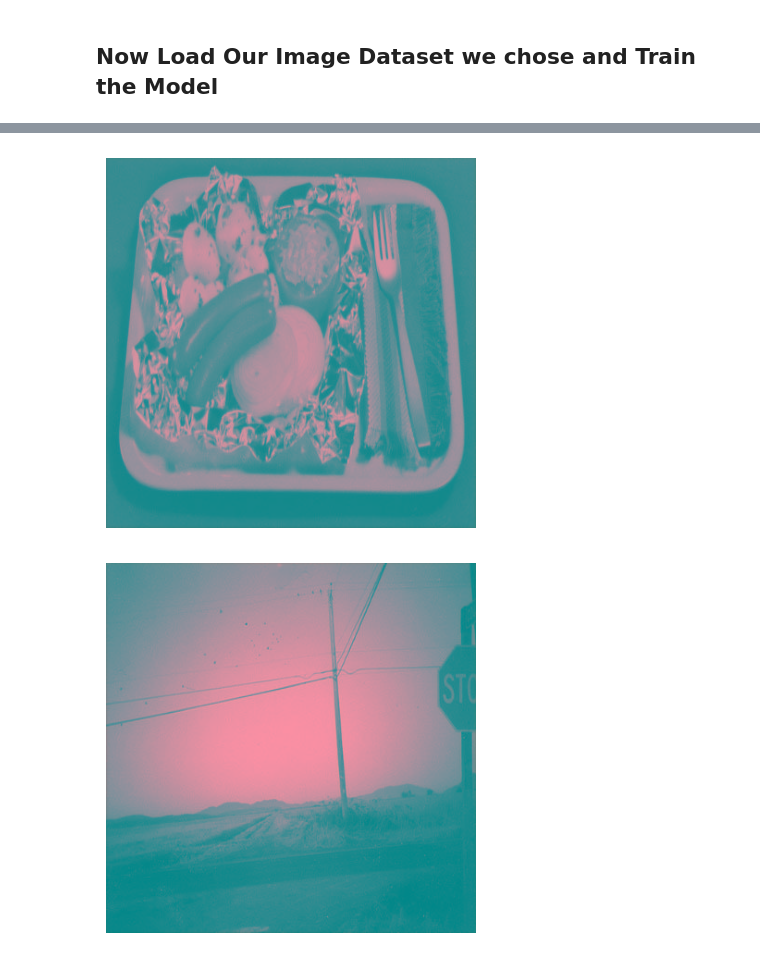
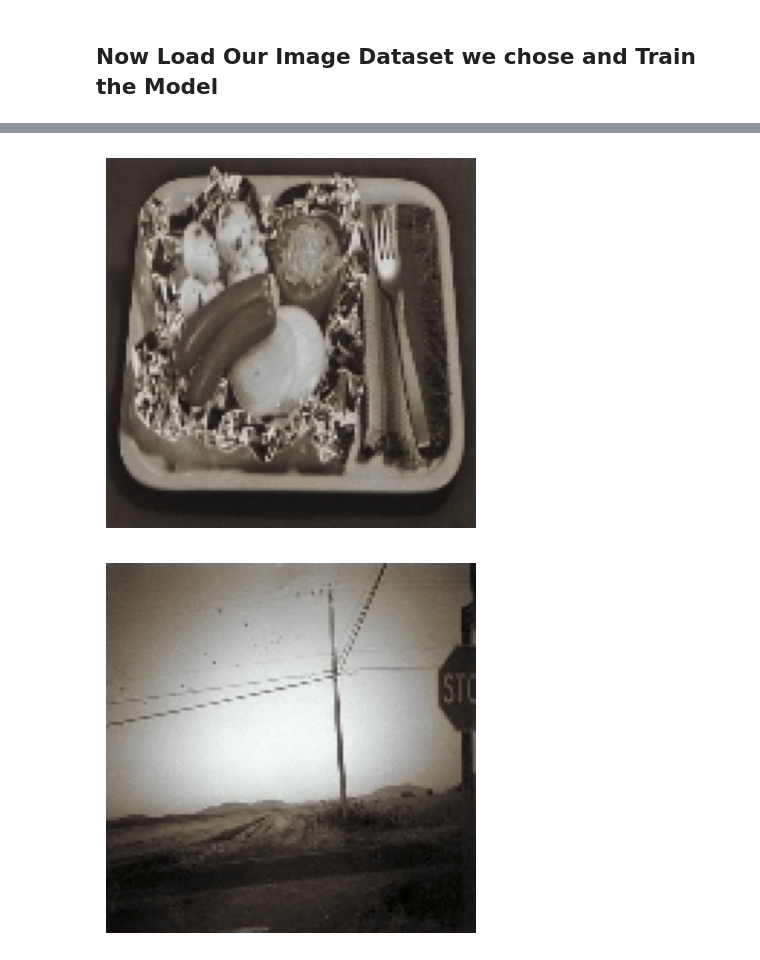
Before and after one commit to AustinK0/3200-ImageColorizer, a Jupyter notebook: main.ipynb, the cells around one changed output, grey strips where cells are left out. Drawn from its saved outputs; the diff is of its cells as text; code cells hidden in the pictures.

Commit message:
Reworked processing and model to train grayscale images and compare with colored

```diff
--- a/main.ipynb
+++ b/main.ipynb
@@ -14,10 +14,10 @@ COLOR_TRAIN_DIR = "data/train_color"
 BLACK_TRAIN_DIR = "data/train_black"
 COLOR_TEST_DIR = "data/test_color"
 BLACK_TEST_DIR = "data/test_black2"
-IMG_SIZE = 64 #images are 400x400 ---- Make them smaller to use less memory but keep accuracy
-BATCH_SIZE = 50 # hyperparameter we need to optimize
-EPOCHS = 20
-NUMBER_OF_IMAGES = 100
+IMG_SIZE = 128 #images are 400x400 ---- Make them smaller to use less memory but keep accuracy
+BATCH_SIZE = 25 # hyperparameter we need to optimize
+EPOCHS = 3
+NUMBER_OF_IMAGES = 2
 DEVICE = torch.device("cpu") #running on my macbook without a gpu ---- CAN ADD GPU SUPPPORT FOR OTHER DEVICES
 # %% [markdown]
 ## Step 1 is to create a class that can hold our loaded datasets, as well as process the images in our dataset for the model
@@ -106,21 +111,19 @@ test_loader = DataLoader(test_dataset, batch_size=BATCH_SIZE, shuffle=False)
 ## Now we want to initialize the model, the mean squared error loss criterion, and the optimizer for our model
 # %%
 colorizerModel = ColorizationModelNeuralNetwork().to(DEVICE)
-criterion = nn.L1Loss()
-optimizer = optim.Adam(colorizerModel.parameters(), lr=1e-4)
+criterion = nn.MSELoss()
+optimizer = optim.Adam(colorizerModel.parameters(), lr=0.0001)
 # %% [markdown]
 ## Now Load Our Image Dataset we chose and Train the Model
 # %%
 for epoch in range(EPOCHS):
     colorizerModel.train()
     running_loss = 0.0
-    for L, ab in train_loader:
-        L, ab = L.to(DEVICE), ab.to(DEVICE)
-
+    for color_ab_space, grayScale_L_channel in train_loader:
+        color_ab_space, grayScale_L_channel = color_ab_space.to(DEVICE), grayScale_L_channel.to(DEVICE)
         optimizer.zero_grad()
-
-        ab_prediction = colorizerModel(L)
-        loss = criterion(ab_prediction, ab)
+        grayscale_ab_prediction = colorizerModel(grayScale_L_channel)
+        loss = criterion(grayscale_ab_prediction, color_ab_space)
         loss.backward()
         optimizer.step()
 
@@ -151,37 +137,35 @@ Epoch 20/20, Loss: 0.6788
 # %%
 def colorizeImage(model, imagePath):
     L_image = cv2.imread(imagePath, cv2.IMREAD_GRAYSCALE)
-    L = L_image / 255.0
-
-    L_tensor = torch.tensor(L, dtype=torch.float32).unsqueeze(0).unsqueeze(0)
+    L_image = (L_image.astype(np.float32) - 128) / 128
+    L_tensor = torch.tensor(L_image, dtype=torch.float32).unsqueeze(0)
     L_tensor = L_tensor.to(DEVICE)
 
     with torch.no_grad():
         ab_prediction = model(L_tensor).cpu()
 
     ab_prediction = ab_prediction.squeeze().numpy()
+    # Un-regularizes the values that were between [-1,1]
+    a = ab_prediction[0].astype(np.float32) * 128 + 128
+    b = ab_prediction[1].astype(np.float32) * 128 + 128
 
-    # Un-regularizes the values that were between [-1,1]
-    a = ab_prediction[0] * 128 + 128
-    b = ab_prediction[1] * 128 + 128
+    L = ((L_image * 128) + 128)
 
-
-    L_image = (L * 255).astype(np.uint8)
-
-    colorized_lab = np.stack([L_image, a.astype(np.uint8), b.astype(np.uint8)], axis=-1)
-    colorized_bgr = cv2.cvtColor(colorized_lab, cv2.COLOR_BGR2RGB)
+    # uint8 is so that the values will be 2^8 bit so range will be within rgb values
+    colorized_lab = cv2.merge([L.astype(np.uint8), a.astype(np.uint8), b.astype(np.uint8)])
+    colorized_bgr = cv2.cvtColor(colorized_lab, cv2.COLOR_LAB2BGR)
 
     plt.imshow(cv2.cvtColor(colorized_bgr, cv2.COLOR_BGR2RGB))
     plt.axis('off')
     plt.show()
 
 def colorizeTestSet(model, imageSetPath):
     for image in os.listdir(imageSetPath):
         if image.endswith('.jpg'):
             grayscalePath = os.path.join(imageSetPath, image)
             colorizeImage(model, grayscalePath)
 
 colorizeTestSet(colorizerModel, BLACK_TEST_DIR)
 # %% [output]
-[figure, old version]
+[figure, new version]
-[figure, old version]
+[figure, new version]
```
Also changed, not shown: parts of 3 cells of this notebook.
